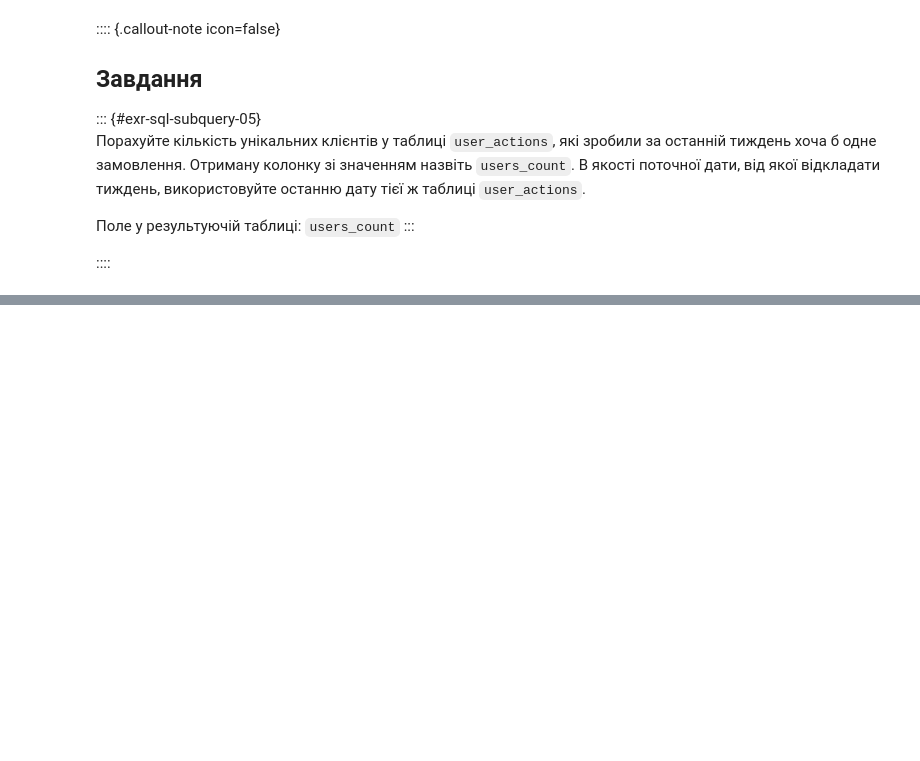
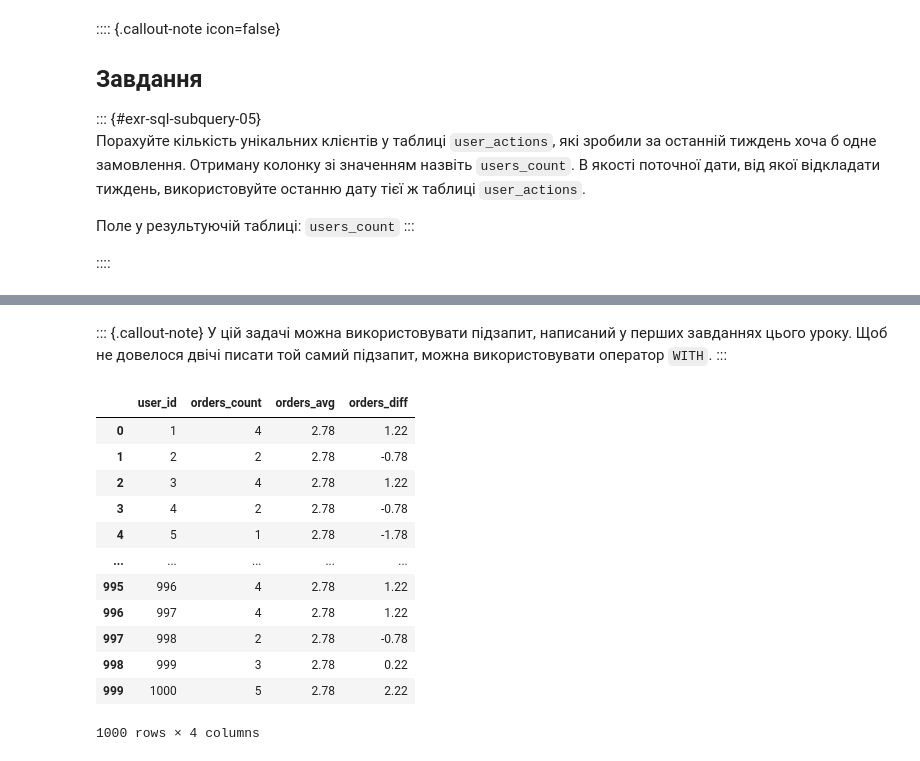
Before and after one commit to Aranaur/py4ds, a Jupyter notebook: sql_subquery.ipynb, the cells around one changed output, grey strips where cells are left out. Saved outputs shown, nothing was run; the diff lists cells and outputs as text; code cells hidden in the pictures; blank space fills up the shorter version.

```diff
--- a/sql_subquery.ipynb
+++ b/sql_subquery.ipynb
@@ -433,0 +581,34 @@ WHERE  action = 'create_order'
+# %% [markdown]
+::: {.callout-note}
+У цій задачі можна використовувати підзапит, написаний у перших завданнях цього уроку. Щоб не довелося двічі писати той самий підзапит, можна використовувати оператор `WITH`.
+:::
+# %%
+#| code-fold: true
+#| code-summary: "Рішення"
+
+%%sql
+with t1 as (SELECT user_id,
+                   count(order_id) as orders_count
+            FROM   user_actions
+            WHERE  action = 'create_order'
+            GROUP BY user_id)
+SELECT user_id,
+       orders_count,
+       round((SELECT avg(orders_count) FROM   t1), 2) as orders_avg,
+       orders_count - round((SELECT avg(orders_count) FROM   t1), 2) as orders_diff
+FROM   t1
+ORDER BY user_id limit 1000
+# %% [output]
+|  | user_id | orders_count | orders_avg | orders_diff |
+| 0 | 1 | 4 | 2.78 | 1.22 |
+| 1 | 2 | 2 | 2.78 | -0.78 |
+| 2 | 3 | 4 | 2.78 | 1.22 |
+| 3 | 4 | 2 | 2.78 | -0.78 |
+| 4 | 5 | 1 | 2.78 | -1.78 |
+| ... | ... | ... | ... | ... |
+| 995 | 996 | 4 | 2.78 | 1.22 |
+| 996 | 997 | 4 | 2.78 | 1.22 |
+| 997 | 998 | 2 | 2.78 | -0.78 |
+| 998 | 999 | 3 | 2.78 | 0.22 |
+| 999 | 1000 | 5 | 2.78 | 2.22 |
+1000 rows × 4 columns
```
Also changed, not shown: parts of 20 cells of this notebook, 20 other files.
